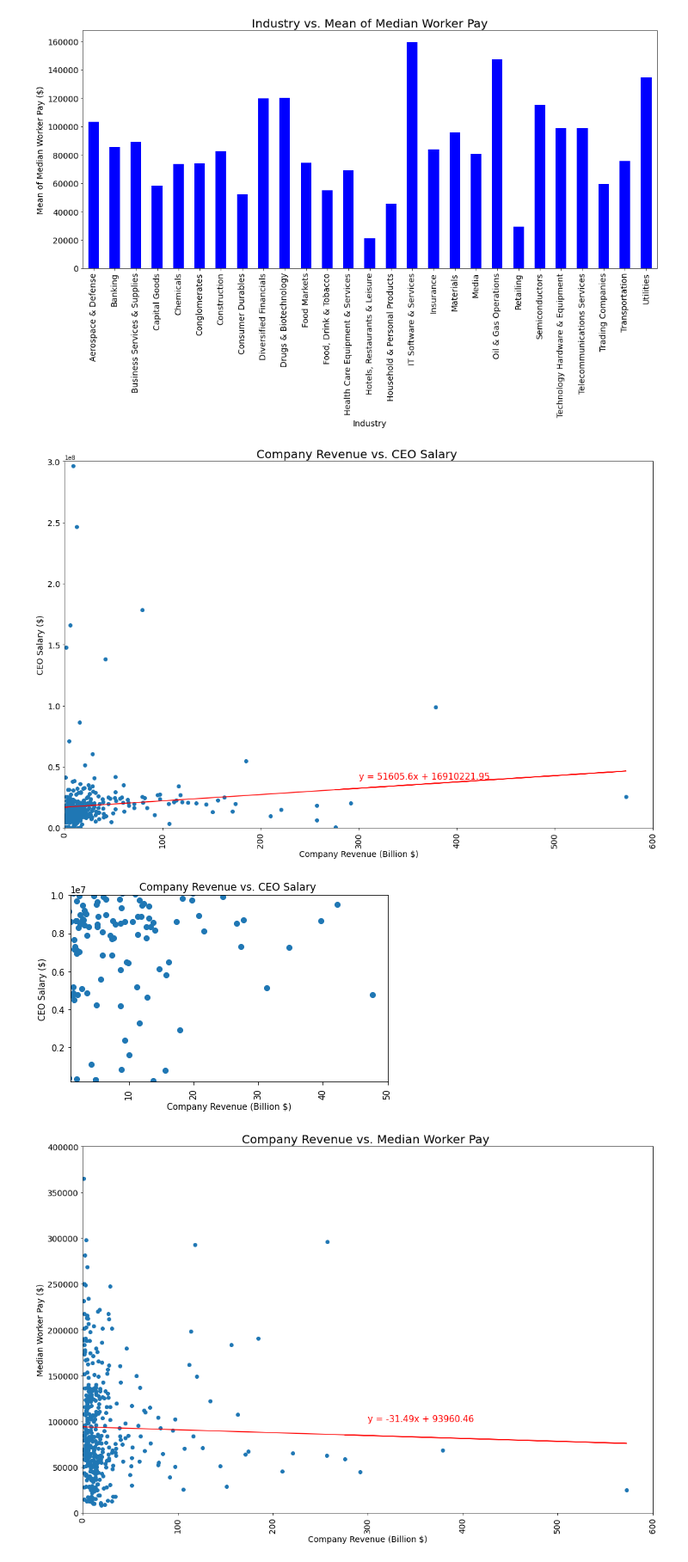
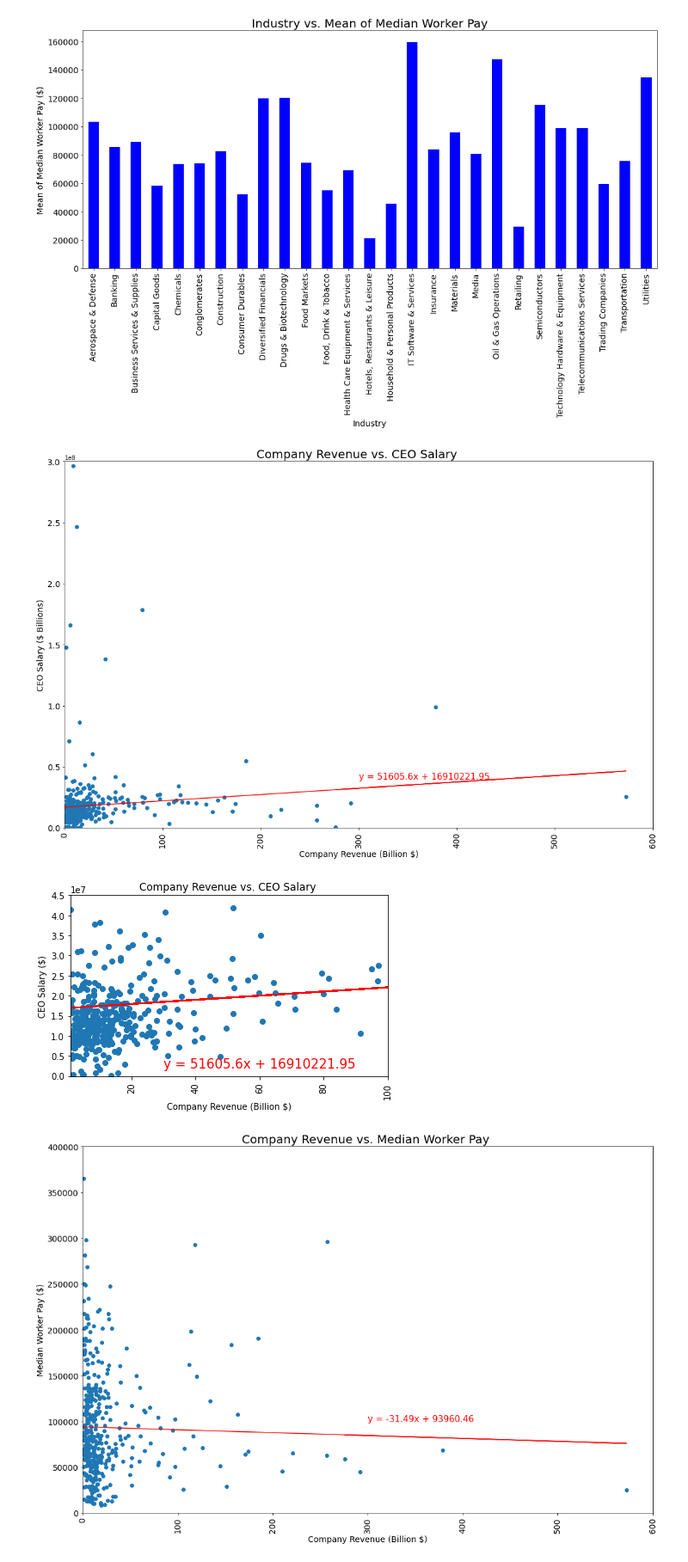
Before and after one commit to allison713/Group6_proj1, a Jupyter notebook: Data/datavisuals.ipynb, the cells around one changed output. Shown: that part at 86% size. Saved outputs shown, nothing was run; the diff lists cells and outputs as text; code cells hidden in the pictures.

Commit message:
All the new visuals

```diff
--- a/Data/datavisuals.ipynb
+++ b/Data/datavisuals.ipynb
@@ -138,36 +138,36 @@ def linreg(xval, yval, title, ylab, textcoord):
     plt.tight_layout()
 xval = merged_df["Revenue (Billions)"]
 yval = merged_df["CEO Salary"]
-linreg(xval,yval,"Company Revenue vs. CEO Salary ","CEO Salary ($)",(300,40000000))
+linreg(xval,yval,"Company Revenue vs. CEO Salary ","CEO Salary ($ Billions)",(300,40000000))
 # Save the figure
 plt.savefig("../Visuals/RevenuevCEO.png")
 # %% [output]
-[figure, old version]
+[figure, new version]
 # %%
 #Do CEOs and their workers earn more as their companies earn more?
 #Zoomed in plot
 def linreg(xval, yval, title, ylab, textcoord):
     (slope, intercept, r_value, p_value, std_err) = linregress(xval, yval)
     regress_values = xval * slope + intercept
     line_eq = "y = " + str(round(slope,2)) + "x + " + str(round(intercept,2))
     plt.scatter(xval,yval)
     plt.plot(xval,regress_values,"r")
     plt.annotate(line_eq, textcoord, fontsize=15, color="red")
     plt.title(title)
     plt.ticklabel_format(axis='x',style='plain')
     plt.xlabel("Company Revenue (Billion $)")
-    plt.xlim([1,50])
-    plt.ylim([200000,10000000])
+    plt.xlim([1,100])
+    plt.ylim([0,45000000])
     plt.xticks(rotation=90)
     plt.ylabel(ylab)
     plt.tight_layout()
 xval = merged_df["Revenue (Billions)"]
 yval = merged_df["CEO Salary"]
-linreg(xval,yval,"Company Revenue vs. CEO Salary ","CEO Salary ($)",(0,20))
+linreg(xval,yval,"Company Revenue vs. CEO Salary ","CEO Salary ($)",(30,2000000))
 # Save the figure
 plt.savefig("../Visuals/RevenuevCEOZoomed.png")
 # %% [output]
-[figure, old version]
+[figure, new version]
 # %%
 #Do CEOs and their workers earn more as their companies earn more?
 plt.figure(figsize=(15,10))
```
Also changed, not shown: parts of 11 cells of this notebook, 11 other files.
